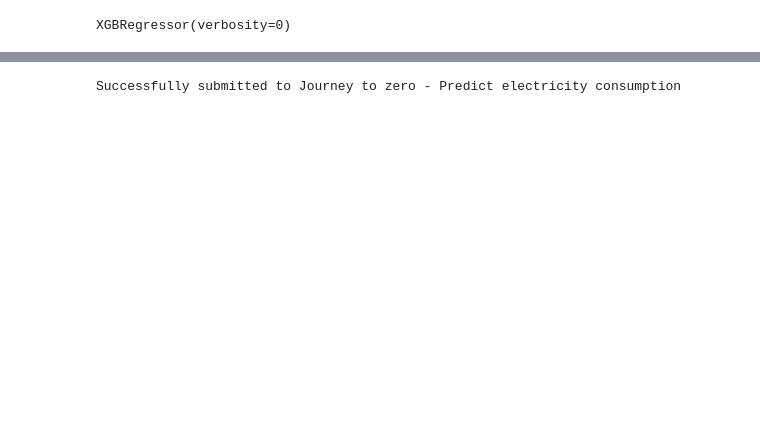
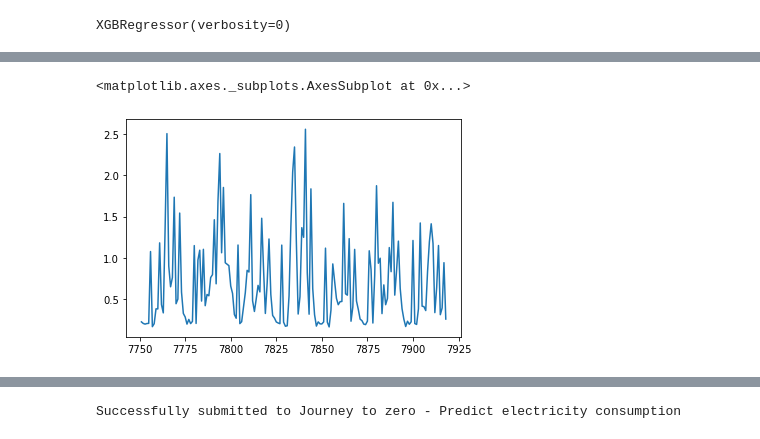
Before and after one commit to KotkaZ/journey-to-zero, a Jupyter notebook: xgboost.ipynb, the cells around one changed output, grey strips where cells are left out. Saved outputs shown, nothing was run; the diff lists cells and outputs as text; code cells hidden in the pictures; blank space fills up the shorter version.

```diff
--- a/xgboost.ipynb
+++ b/xgboost.ipynb
@@ -133,0 +168,3 @@ X_train, y_train = extract_labels(train_df)
+# %%
+train_df = train_o_df.copy()
+preprocess(train_df)
@@ -134 +173,13 @@ X_train, y_train = extract_labels(train_df)
+# %%
+def get_labels(labels, bits):
+  """
+  Choose labels based on binary number, if i-th bit is 1 then i-th label is included.
+  """
+  chosen_labels=[]
+  bits = bin(bits)[2:][::-1]
+  for i, b in enumerate(bits):
+    if b == '1':
+      chosen_labels.append(labels[i])
+
+  return chosen_labels
 # %%
@@ -180,0 +271,7 @@ import matplotlib.pyplot as plt
+# %%
+best_labels = ['consumption']+get_labels(train_df.columns,evo_algo.best_parameters['labels_choise'])
+# %%
+train_df = train_o_df.copy()
+preprocess(train_df,False)
+train_df = train_df[best_labels]
+drop_rows(train_df)
@@ -223,0 +342,7 @@ pred_df.to_csv('submission_Xgboost_v4.csv',index=False)
+# %%
+i=5
+step = 168
+train_df.iloc[-step*i:-step*(i-1)].consumption.plot()
+# %% [output]
+<matplotlib.axes._subplots.AxesSubplot at 0x...>
+[figure, added]
```
Also changed, not shown: parts of 48 cells of this notebook.
